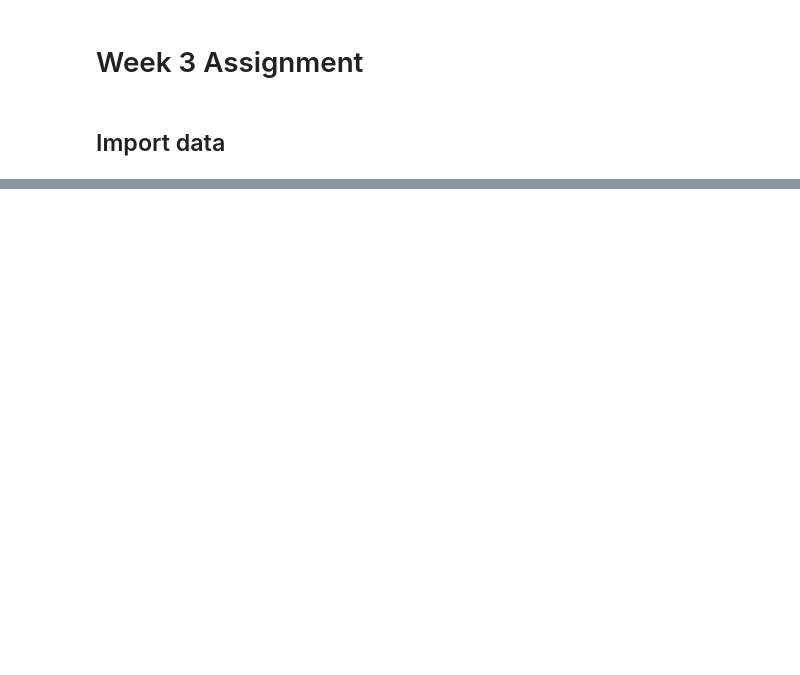
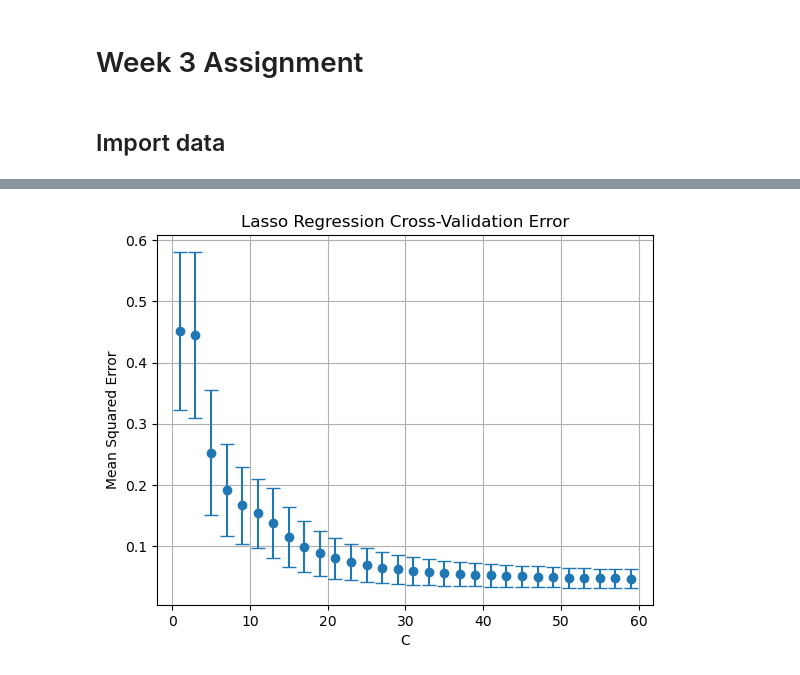
Before and after one commit to nicolasquintanaariste/lora-film-multitask-cyclegan, a Jupyter notebook: Machine Learning/Assignment week 3/assignment_week_3.ipynb, the cells around one changed output, grey strips where cells are left out. Cells and saved outputs as stored; diff of their text form; code cells hidden in the pictures; blank space fills up the shorter version.

```diff
--- a/Machine Learning/Assignment week 3/assignment_week_3.ipynb
+++ b/Machine Learning/Assignment week 3/assignment_week_3.ipynb
@@ -23,0 +43,9 @@ FileNotFoundError: [Errno 2] No such file or directory: 'week2.csv'
+# %%
+from sklearn.preprocessing import PolynomialFeatures
+
+poly = PolynomialFeatures(degree=5)
+
+X_poly = poly.fit_transform(X)
+print(X_poly)
+feature_names = poly.get_feature_names_out(['x1', 'x2'])
+print(feature_names)
@@ -23,0 +213,22 @@ FileNotFoundError: [Errno 2] No such file or directory: 'week2.csv'
+# %%
+# a) Error on Lasso regression with cross-validation
+from sklearn.model_selection import cross_val_score
+import statistics as stats
+
+cv_scores = []
+C = np.arange(1, 60, 2)
+for c in C:
+    model = Lasso(alpha=1/c)
+    cv_scores.append(cross_val_score(model, X_poly, y, cv=5, scoring='neg_mean_squared_error'))
+
+mean = [stats.mean(-score) for score in cv_scores]
+std = [stats.stdev(score) for score in cv_scores]
+
+plt.errorbar(C, mean, yerr=std, fmt='o', capsize=5)
+plt.xlabel('C')
+plt.ylabel('Mean Squared Error')
+plt.title('Lasso Regression Cross-Validation Error')
+plt.grid()
+plt.show()
+# %% [output]
+[figure, added]
```
Also changed, not shown: parts of 7 cells of this notebook, 5 other files.
